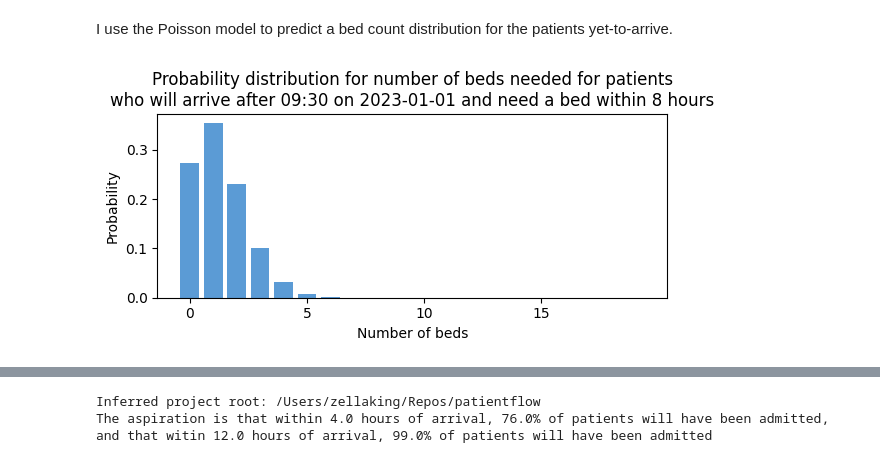
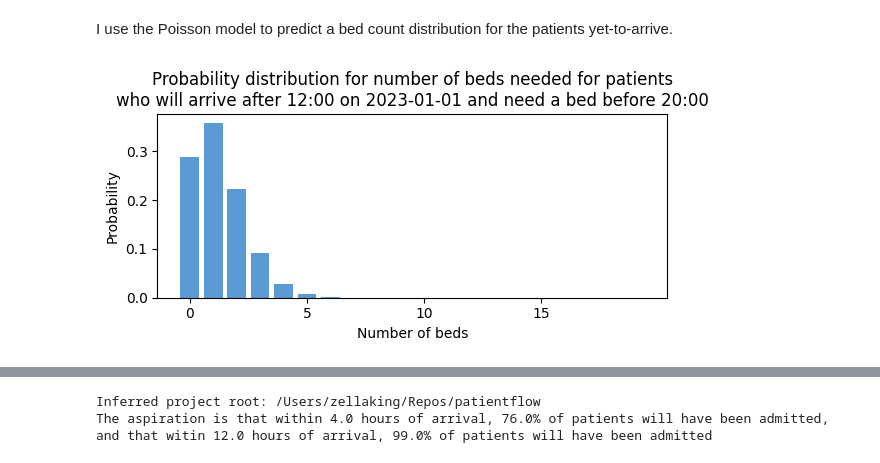
Before and after one commit to UCL-CORU/patientflow, a Jupyter notebook: notebooks/3c_Predict_bed_counts_without_using_patient_snapshots.ipynb, the cells around one changed output, grey strips where cells are left out. Cells and saved outputs as stored; diff of their text form; code cells hidden in the pictures.

```diff
--- a/notebooks/3c_Predict_bed_counts_without_using_patient_snapshots.ipynb
+++ b/notebooks/3c_Predict_bed_counts_without_using_patient_snapshots.ipynb
@@ -134,7 +149,7 @@ Split sizes: [313, 109, 206]
 # %% [markdown]
 After applying the function, the count data is shown below.
 # %%
-prediction_times = [(9, 30)]
+prediction_times = [(12, 0)]
 
 yet_to_arrive_counts = count_yet_to_arrive(train_visits, snapshot_dates, prediction_times, prediction_window_hours=8)
 yet_to_arrive_counts.head(10)
@@ -161,13 +176,13 @@ I use the Poisson model to predict a bed count distribution for the patients yet
 # %%
 prob_dist_data = [poisson_model.pmf(k) for k in range(20)]
 
 from patientflow.viz.prob_dist_plot import prob_dist_plot
 from patientflow.viz.utils import format_prediction_time
 title = (
     f'Probability distribution for number of beds needed for patients'
-    f'\nwho will arrive after {format_prediction_time((9,30))} on {snapshot_dates[0]} and need a bed within 8 hours'
+    f'\nwho will arrive after {format_prediction_time(prediction_times[0])} on {snapshot_dates[0]} and need a bed before 20:00'
 )
 prob_dist_plot(prob_dist_data, title,
     include_titles=True)
 # %% [output]
-[figure, old version]
+[figure, new version]
```
Also changed, not shown: parts of 32 cells of this notebook, 3 other files.
